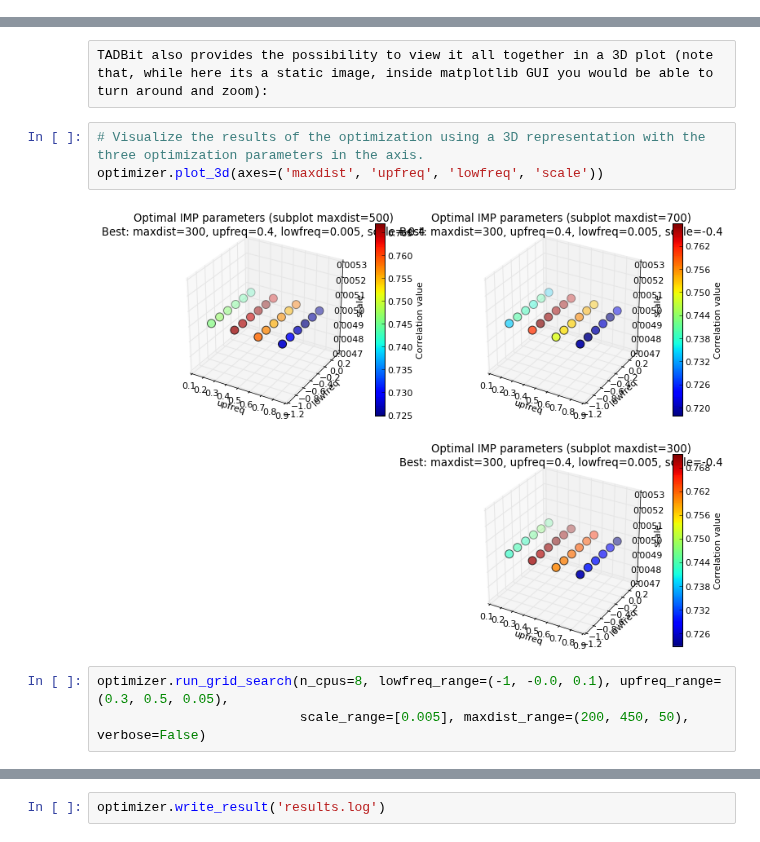
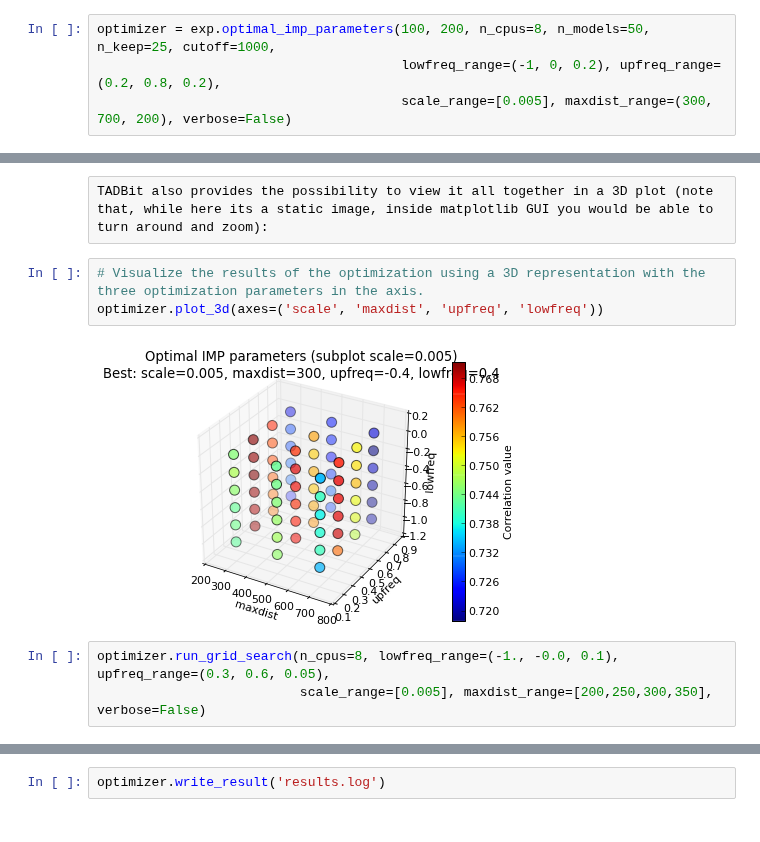
Before and after one commit to 3DGenomes/TADbit, a Jupyter notebook: doc/notebooks/tutorial_5_parameter_optimization.ipynb, the cells around one changed output, grey strips where cells are left out. Drawn from its saved outputs; the diff is of its cells as text.

```diff
--- a/doc/notebooks/tutorial_5_parameter_optimization.ipynb
+++ b/doc/notebooks/tutorial_5_parameter_optimization.ipynb
@@ -82,0 +87,4 @@ optimizer.run_grid_search(n_cpus=8, lowfreq_range=(-1, 0, 0.2), upfreq_range=(0.
+# %%
+optimizer = exp.optimal_imp_parameters(100, 200, n_cpus=8, n_models=50, n_keep=25, cutoff=1000,
+                                       lowfreq_range=(-1, 0, 0.2), upfreq_range=(0.2, 0.8, 0.2),
+                                       scale_range=[0.005], maxdist_range=(300, 700, 200), verbose=False)
@@ -111,12 +147,12 @@ optimizer.plot_2d(skip={"scale":0.005}, show_best=10)
 TADBit also provides the possibility to view it all together in a 3D plot (note that, while here its a static image, inside matplotlib GUI you would be able to turn around and zoom):
 # %%
 # Visualize the results of the optimization using a 3D representation with the three optimization parameters in the axis.
-optimizer.plot_3d(axes=('maxdist', 'upfreq', 'lowfreq', 'scale'))
+optimizer.plot_3d(axes=('scale', 'maxdist', 'upfreq', 'lowfreq'))
 # %% [output]
-[figure, old version]
+[figure, new version]
 # %%
-optimizer.run_grid_search(n_cpus=8, lowfreq_range=(-1, -0.0, 0.1), upfreq_range=(0.3, 0.5, 0.05),
-                          scale_range=[0.005], maxdist_range=(200, 450, 50), verbose=False)
+optimizer.run_grid_search(n_cpus=8, lowfreq_range=(-1., -0.0, 0.1), upfreq_range=(0.3, 0.6, 0.05),
+                          scale_range=[0.005], maxdist_range=[200,250,300,350], verbose=False)
 # %%
 optimizer.scale_range
 optimizer.maxdist_range
```
Also changed, not shown: parts of 15 cells of this notebook, 31 other files.
